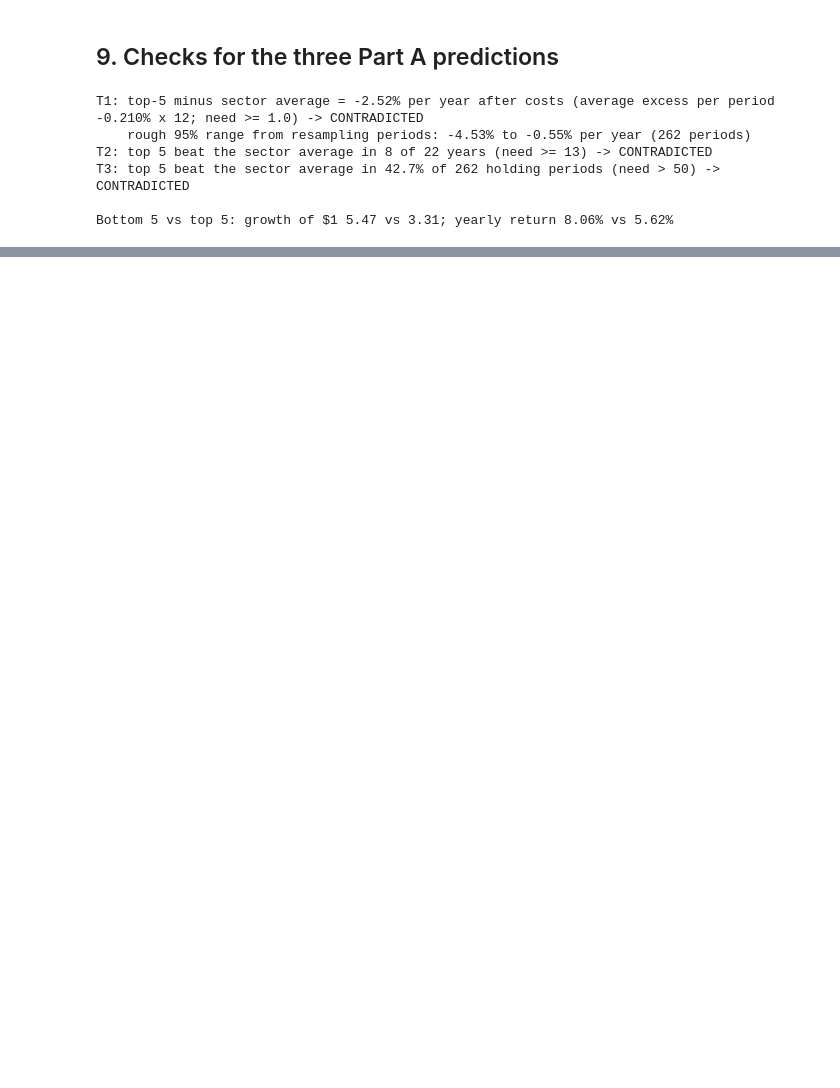
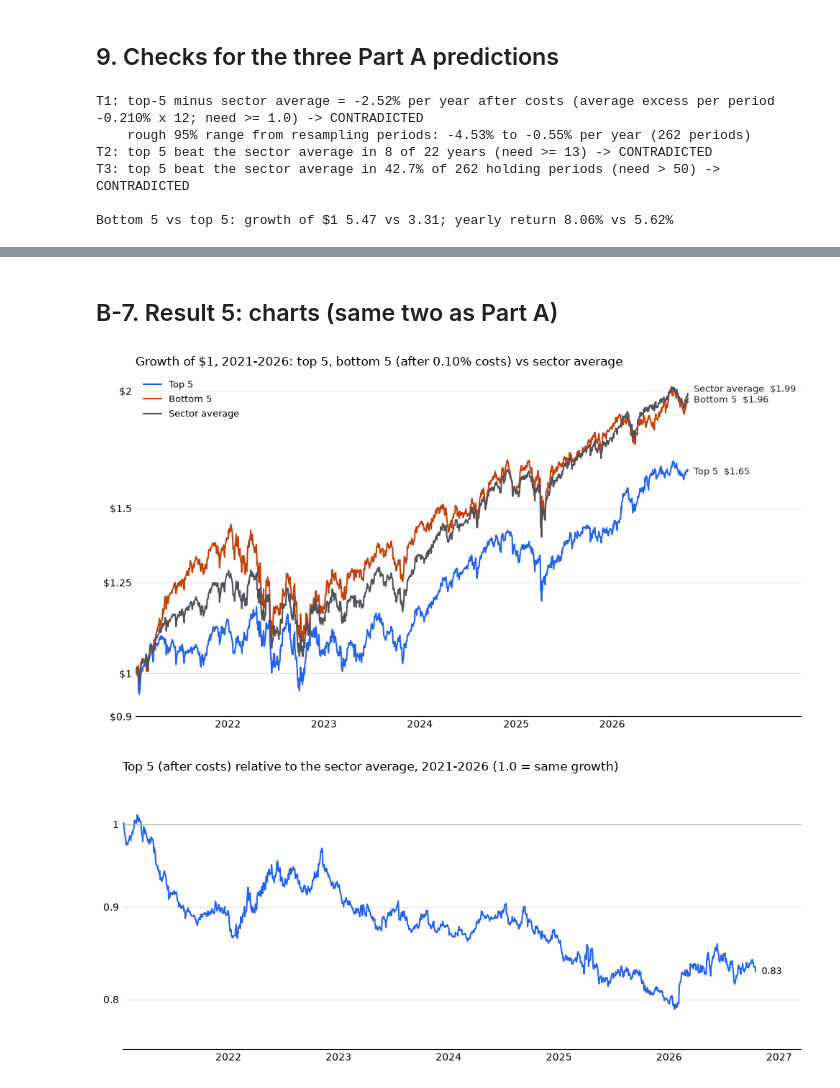
Before and after one commit to LamBuild33/market-rotation-research, a Jupyter notebook: notebooks/03_top5_test.ipynb, the cells around one changed output, grey strips where cells are left out. Drawn from its saved outputs; the diff is of its cells as text; code cells hidden in the pictures; blank space fills up the shorter version.

Commit message:
Notebook 03 Part B: Top-5 test (test years, checked once)
Co-Authored-By: Claude Sonnet 5.5 <noreply@anthropic.com>

```diff
--- a/notebooks/03_top5_test.ipynb
+++ b/notebooks/03_top5_test.ipynb
@@ -311,0 +430,11 @@ Bottom 5 vs top 5: growth of $1 5.47 vs 3.31; yearly return 8.06% vs 5.62%
+# %%
+B = report(PF, avg_idxF, P_START)
+topB, botB = B["top"], B["bot"]
+all_checks = [i for i in range(N, len(PF), N) if PF.index[i] >= pd.Timestamp(P_START)]
+n_trades = len(topB["log"]); n_periods = len(B["per_top"])
+no_trade = [PF.index[i].date().isoformat() for i in all_checks if i + 1 > len(PF) - 1]
+print(f"checkpoints dated {pd.Timestamp(P_START).date()} or later: {len(all_checks)} | first rank {topB['log'].rank_date.iloc[0].date()}, first trade (close) {topB['log'].trade_date.iloc[0].date()} (first purchase charged: turnover {topB['log'].turnover.iloc[0]:.2f})")
+print(f"trades made: {n_trades} | complete holding periods used for period statistics: {n_periods} | "
+      f"dropped: {len(all_checks) - n_trades} checkpoint(s) with no trade day in the data {no_trade} + 1 final partial period (last trade {topB['log'].trade_date.iloc[-1].date()} to {PF.index[-1].date()})")
+print("ranked funds per check-in: min", topB["log"].n_ranked.min(), "max", topB["log"].n_ranked.max())
+topB["log"].head(3)
@@ -311,0 +526,53 @@ Bottom 5 vs top 5: growth of $1 5.47 vs 3.31; yearly return 8.06% vs 5.62%
+# %% [markdown]
+## B-7. Result 5: charts (same two as Part A)
+# %%
+from matplotlib.ticker import NullFormatter, NullLocator
+def nice_ticks(lo, hi, cands):
+    return [c for c in cands if lo * 0.93 <= c <= hi * 1.07]
+def place_end_labels(ax, fig, items, gap_px=15):
+    fig.canvas.draw()
+    import matplotlib.dates as mdates
+    pts = sorted([(ax.transData.transform((mdates.date2num(x), float(y)))[1], name, x, y, txt) for name, x, y, txt in items])
+    ys = [p[0] for p in pts]
+    for j in range(1, len(ys)):
+        ys[j] = max(ys[j], ys[j - 1] + gap_px)
+    mid_shift = (np.mean(ys) - np.mean([p[0] for p in pts]))
+    for (y0, name, x, y, txt), y1 in zip(pts, ys):
+        ax.annotate(txt, (x, y), xytext=(6, (y1 - y0 - mid_shift) * 72 / fig.dpi), textcoords="offset points", va="center", fontsize=9, color="#27272a")
+COL = {"Top 5": "#2563eb", "Bottom 5": "#c2410c", "Sector average": "#52525b"}
+WtB, WbB, WaB = B["Wt"], B["Wb"], B["Wa"]
+span = f"{WtB.index[0].year}-{WtB.index[-1].year}"
+fig, ax = plt.subplots(figsize=(10, 5.5))
+items = []
+for name, w in (("Top 5", WtB), ("Bottom 5", WbB), ("Sector average", WaB)):
+    ax.plot(w.index, w, lw=1.5, color=COL[name], label=name); items.append((name, w.index[-1], w.iloc[-1], f"{name}  ${w.iloc[-1]:.2f}"))
+lo, hi = min(w.min() for w in (WtB, WbB, WaB)), max(w.max() for w in (WtB, WbB, WaB))
+ax.set_yscale("log"); ax.set_yticks(nice_ticks(lo, hi, [0.6, 0.7, 0.8, 0.9, 1, 1.25, 1.5, 2, 2.5, 3, 4]))
+ax.get_yaxis().set_major_formatter(plt.FuncFormatter(lambda v, _: f"${v:g}")); ax.yaxis.set_minor_locator(NullLocator()); ax.yaxis.set_minor_formatter(NullFormatter())
+ax.grid(axis="y", color="#e4e4e7", lw=0.8); ax.set_axisbelow(True)
+for sp in ("top", "right", "left"): ax.spines[sp].set_visible(False)
+ax.tick_params(length=0); ax.set_xlim(WtB.index[0], WtB.index[-1] + pd.Timedelta(days=430))
+import matplotlib.dates as _md
+_yrs = [y for y in range(WtB.index[0].year, WtB.index[-1].year + 1) if WtB.index[0] <= pd.Timestamp(f"{y}-01-01") <= WtB.index[-1]]
+ax.set_xticks([_md.date2num(pd.Timestamp(f"{y}-01-01")) for y in _yrs]); ax.set_xticklabels([str(y) for y in _yrs])   # year ticks only, none past the last data date; ax.set_ylim(lo * 0.93, hi * 1.07)
+ax.set_title(f"Growth of $1, {span}: top 5, bottom 5 (after 0.10% costs) vs sector average", loc="left", fontsize=12)
+ax.legend(frameon=False, loc="upper left", fontsize=9); fig.tight_layout()
+place_end_labels(ax, fig, items)
+fig.savefig(R / "03b_growth_of_1.png", dpi=150); plt.show()
+
+rel = WtB / WaB
+fig, ax = plt.subplots(figsize=(10, 4.5))
+ax.plot(rel.index, rel, lw=1.5, color=COL["Top 5"]); ax.axhline(1, color="#a1a1aa", lw=0.8)
+ax.set_yscale("log"); ax.set_yticks(nice_ticks(rel.min(), max(rel.max(), 1.0), [0.6, 0.7, 0.8, 0.9, 1, 1.1, 1.25, 1.5]))
+ax.get_yaxis().set_major_formatter(plt.FuncFormatter(lambda v, _: f"{v:g}")); ax.yaxis.set_minor_locator(NullLocator()); ax.yaxis.set_minor_formatter(NullFormatter())
+ax.set_ylim(min(rel.min(), 1.0) * 0.95, max(rel.max(), 1.0) * 1.05)
+ax.grid(axis="y", color="#e4e4e7", lw=0.8); ax.set_axisbelow(True)
+for sp in ("top", "right", "left"): ax.spines[sp].set_visible(False)
+ax.tick_params(length=0)
+ax.annotate(f"{rel.iloc[-1]:.2f}", (rel.index[-1], rel.iloc[-1]), xytext=(6, 0), textcoords="offset points", va="center", fontsize=9)
+ax.set_xlim(rel.index[0], rel.index[-1] + pd.Timedelta(days=150))
+ax.set_title(f"Top 5 (after costs) relative to the sector average, {span} (1.0 = same growth)", loc="left", fontsize=12)
+fig.tight_layout(); fig.savefig(R / "03b_top5_relative_to_average.png", dpi=150); plt.show()
+# %% [output]
+[figure, added]
+[figure, added]
```
Also changed, not shown: parts of 23 cells of this notebook, 14 other files.
